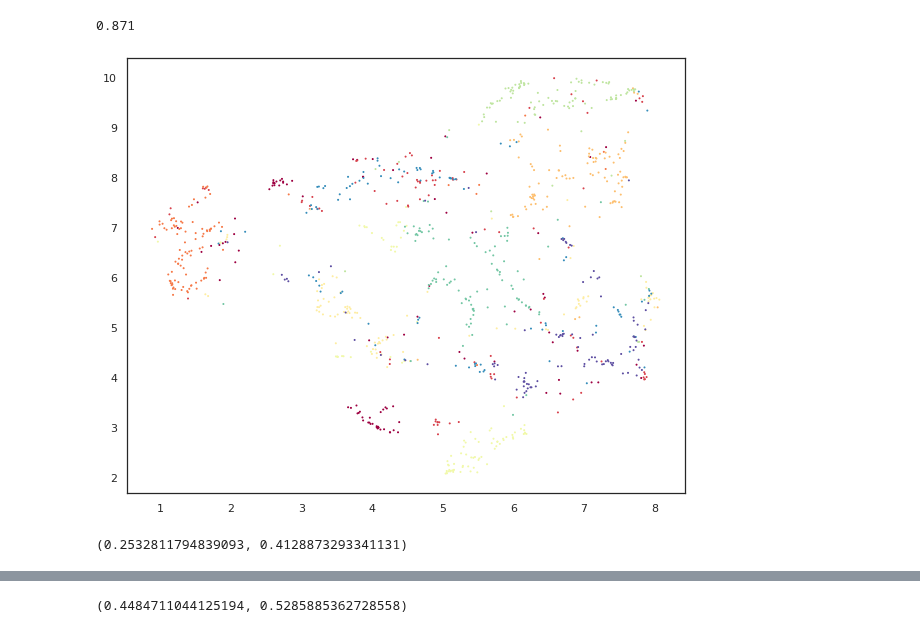
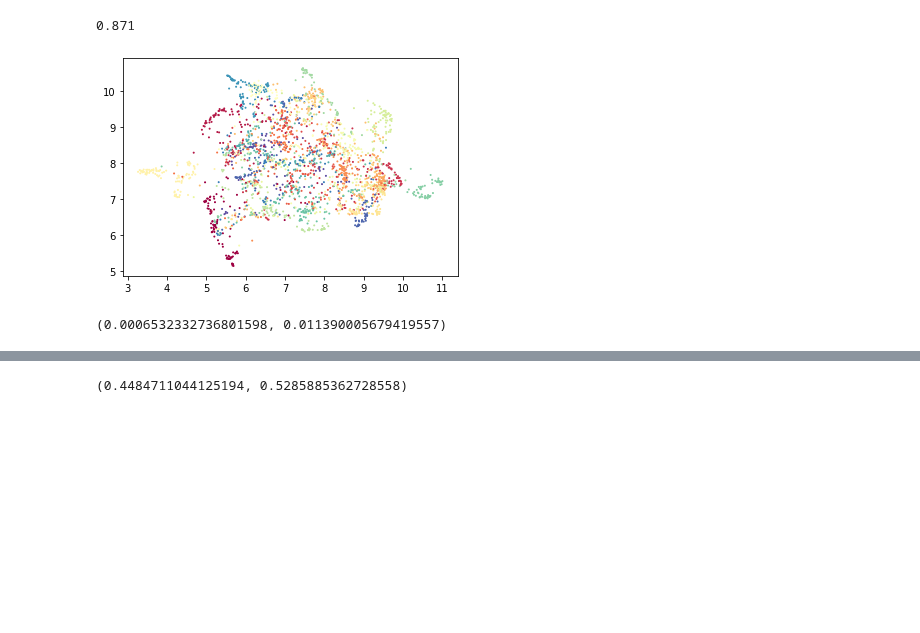
Before and after one commit to GuillaumeMagnette/Stage_Tritons, a Jupyter notebook: Umap_Autoencoder.ipynb, the cells around one changed output, grey strips where cells are left out. Cells and saved outputs as stored; diff of their text form; code cells hidden in the pictures; blank space fills up the shorter version.

```diff
--- a/Umap_Autoencoder.ipynb
+++ b/Umap_Autoencoder.ipynb
@@ -190,8 +196,8 @@ print(test_size)
 #width = 56
 #height = 56
 
-train_path = '/content/newtDataset/train'
-test_path = '/content/newtDataset/test'
+train_path = '/content/newtDatasetLite/train'
+test_path = '/content/newtDatasetLite/val'
 
 def get_label(file_path):
   # convert the path to a list of path components
@@ -419,8 +421,8 @@ from keras.layers import Input, Dense, Conv2D, MaxPooling2D, UpSampling2D
 from keras.models import Model
 from keras import backend as K
 from keras import regularizers
-x_train = x_train_lite
-x_test = x_test_lite
+#x_train = x_train_lite
+#x_test = x_test_lite
 x_train = np.reshape(x_train, (x_train.shape[0], x_train.shape[1]*x_train.shape[2]*x_train.shape[3]))  # adapt this if using `channels_first` image data format
 x_test = np.reshape(x_test, (x_test.shape[0], x_test.shape[1]*x_test.shape[2]*x_test.shape[3]))  # adapt this if using `channels_first` image data format
 
@@ -437,7 +439,7 @@ def autoencoder(dims, act='relu'):
 
     return Model(inputs=x, outputs=h)
 
-shape = [x_train.shape[-1], 500, 500, 2000, 557]
+shape = [x_train.shape[-1], 500, 500, 2000, 1024]
 autoencoder = autoencoder(shape)
 
 hidden = autoencoder.get_layer(name='encoder_%d' % (len(shape) - 2)).output
@@ -532,15 +569,16 @@ np.sum(clustered) / x_test_lite.shape[0]
 0.871
 # %%
 clusterable_embedding = umap.UMAP(
-    n_neighbors=20,
-    min_dist=0,
-    n_components=2,
+    n_neighbors=15,
+    #min_dist=0,
+    n_components=3,
     random_state=42,
 ).fit_transform(embedding)
 # %%
-plt.scatter(clusterable_embedding[:, 0], clusterable_embedding[:, 1],
-            c=y_test_lite, s=1, cmap='Spectral');
+plt.scatter(clusterable_embedding[:, 0], clusterable_embedding[:, 1], clusterable_embedding[:, 2],
+            c=y_test, s=1, cmap='Spectral');
+plt.scatter
 # %% [output]
-[figure, old version]
+[figure, new version]
 # %%
 labels = hdbscan.HDBSCAN(
@@ -550,7 +588,7 @@ labels = hdbscan.HDBSCAN(
 # %%
-adjusted_rand_score(y_test_lite, labels), adjusted_mutual_info_score(y_test_lite, labels)
+adjusted_rand_score(y_test, labels), adjusted_mutual_info_score(y_test, labels)
 # %% [output]
-(0.2532811794839093, 0.4128873293341131)
+(0.0006532332736801598, 0.011390005679419557)
 # %%
 np.unique(labels)
 # %% [output]
```
Also changed, not shown: parts of 15 cells of this notebook.
